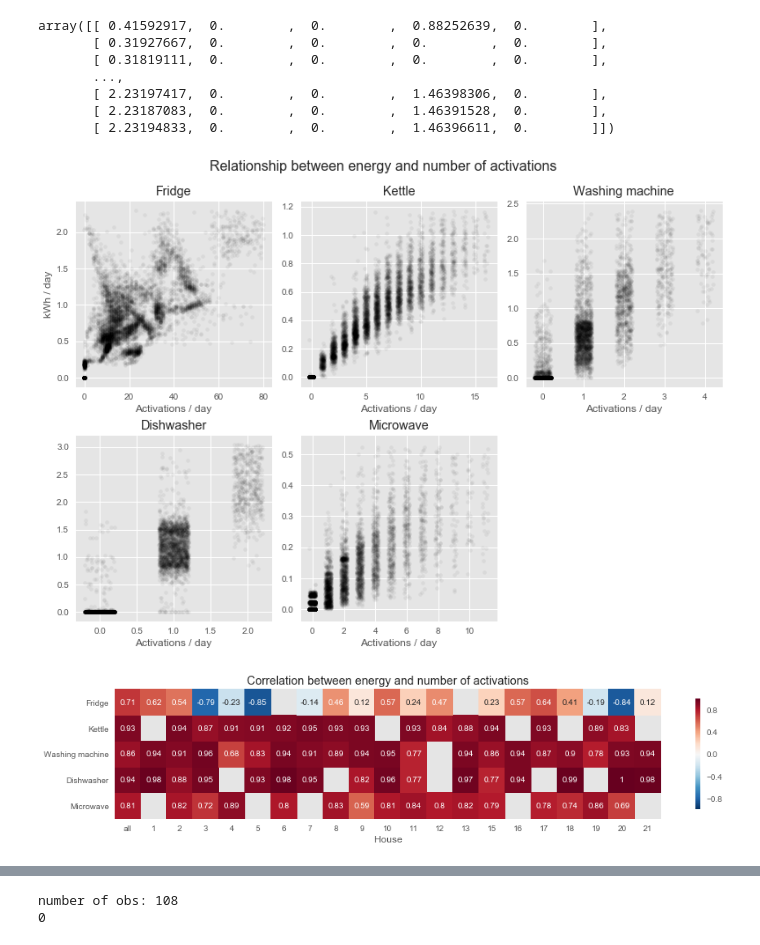
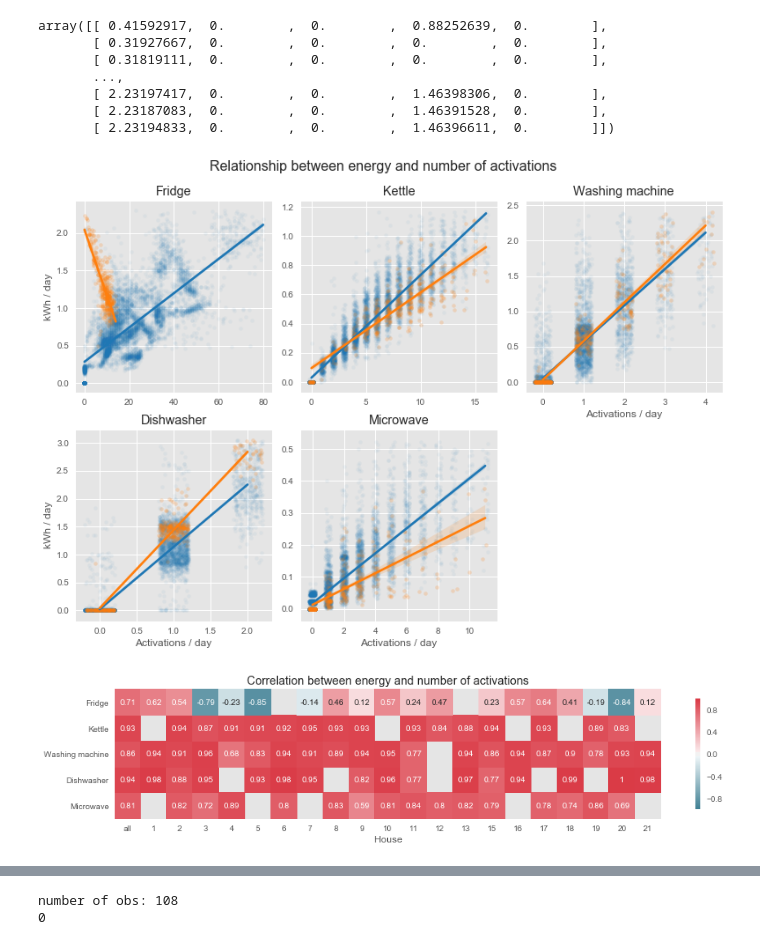
Before and after one commit to sipolac/thesis, a Jupyter notebook: py/explore_and_clean.ipynb, the cells around one changed output, grey strips where cells are left out. Saved outputs shown, nothing was run; the diff lists cells and outputs as text; code cells hidden in the pictures.

```diff
--- a/py/explore_and_clean.ipynb
+++ b/py/explore_and_clean.ipynb
@@ -396,17 +396,22 @@ plt.show()
 # %%
 fig = plt.figure(figsize=(13,3))
 ax = fig.add_subplot(111)
-df = pd.DataFrame({'Energy': dstats[('EnergyAppliance0', 'sum')],
-                   'House': dstats['House']})
+df1 = pd.DataFrame({'Energy': dstats[('EnergyAppliance0', 'sum')],
+                    'House': dstats['House']})
+df2 = df1.copy()
+df2['House'] = 'all'
+df = pd.concat([df2, df1])  # all first
+del df1, df2
+
 # y = y[y['Energy'] < np.percentile(y['Energy'], 95)]
 # print y
 not_too_big   = df['Energy'] < np.percentile(df['Energy'].dropna(), 99.9)
 not_too_small = df['Energy'] > np.percentile(df['Energy'].dropna(), 0.1)
 df = df[(not_too_big) & (not_too_small)]
 sns.violinplot(x='House', y='Energy', data=df, scale='width', color='gray')
-ax.set_title('Total energy used per day, by home')
+ax.set_title('Total energy used per day, by house')
 ax.set_xlabel('House')
 ax.set_ylabel('kWh / day')
-plt.savefig(os.path.join(dir_run, 'energy_densities_by_home.pdf'))
+plt.savefig(os.path.join(dir_run, 'energy_densities_by_house.pdf'))
 plt.show()
 # %% [output]
@@ -455,7 +460,11 @@ array([[ 0.41592917,  0.        ,  0.        ,  0.88252639,  0.        ],
        [ 2.23194833,  0.        ,  0.        ,  1.46396611,  0.        ]])
 # %%
 figsize = (11,8)
-house_id = None  # number or None
+house_id = 3  # number or None
+colormap = plt.cm.tab10
+truncate = True
+lowess = False
+fit_reg = house_id is not None
 
 # X = np.load(os.path.join(dir_data, 'for_model', 'real', 'X.npy'))
 Y1 = np.load(os.path.join(dir_data, 'for_model', 'real', 'Y1.npy'))
@@ -468,29 +477,35 @@ gs = gridspec.GridSpec(2, 3)
 
 for idx, app_name in enumerate(APP_NAMES):
     ax = fig.add_subplot(gs[idx])
+    # ax.set_color_cycle([colormap(i) for i in np.linspace(0, 1, 2)])
     x = Y2[:,idx]
     y = Y1[:,idx]
     extreme = (x > np.percentile(x, 99)) | (y > np.percentile(y, 99))
     x = x[~extreme]
     y = y[~extreme]
+    h = x_house[~extreme]
+    regplot_args = {}
     if house_id is not None:
-        x = x[x_house==house_id]
-        y = y[x_house==house_id]
-    sns.regplot(x, y, color='black', x_jitter=.2, scatter_kws={'alpha': 0.05, 's': 20}, fit_reg=False)
+        color = h==house_id
+        sns.regplot(x[~color], y[~color], color=colormap(0), x_jitter=.2, fit_reg=fit_reg, lowess=lowess, truncate=truncate, scatter_kws={'alpha': 0.05, 's': 20})
+        sns.regplot(x[color], y[color], color=colormap(1), x_jitter=.2, fit_reg=fit_reg, lowess=lowess, truncate=truncate, scatter_kws={'alpha': 0.2, 's': 20})
+    else:
+        sns.regplot(x, y, color='black', x_jitter=.2, fit_reg=fit_reg, lowess=lowess, truncate=truncate, scatter_kws={'alpha': 0.05, 's': 20})
     ax.set_title(app_name.capitalize())
-    ylabel = 'kWh / day' if idx==0 else ''
-    xlabel = 'Activations / day'
+    ylabel = 'kWh / day' if idx in [0,3] else ''
+    xlabel = 'Activations / day' if idx>1 else ''
     ax.set_ylabel(ylabel)
     ax.set_xlabel(xlabel)
     # plt.hexbin(dat_old[:,idx], dat_new[:,idx], bins='log')
 fig.suptitle('Relationship between energy and number of activations', size=16)
 plt.tight_layout()
 fig.subplots_adjust(top=0.9)
-makedirs2(dir_run)
-plt.savefig(os.path.join(dir_run, 'corr_scatter.pdf'))
+# makedirs2(dir_run)
+filename = 'corr_scatter.pdf' if house_id is None else 'corr_scatter_house_{}.pdf'.format(house_id)
+# plt.savefig(os.path.join(dir_run, filename))
 plt.show()
 # %% [output]
-[figure, old version]
+[figure, new version]
 # %%
 Y1 = np.load(os.path.join(dir_data, 'for_model', 'real', 'Y1.npy'))
 Y2 = np.load(os.path.join(dir_data, 'for_model', 'real', 'Y2.npy'))
@@ -504,35 +519,37 @@ fig = plt.figure(figsize=(15,5))
 ax = fig.add_subplot(111)
 
 corrs = []
 
 # Now house by house.
 for house_id in [-1] + HOUSE_IDS:  # start with all
     corr_house = []
     for idx in range(len(APP_NAMES)):
         try:
             corr_house.append(np.corrcoef(Y1[:,idx][x_house==house_id],
                                           Y2[:,idx][x_house==house_id])[0,1])
         except RuntimeWarning:
             corr_house.append(None)
     corrs.append(corr_house)
 
 corrs = pd.DataFrame(corrs)
 corrs.columns = map(lambda x: x.capitalize(), APP_NAMES)
 corrs.index = ['all'] + HOUSE_IDS  # start with all
 corrs = corrs.T
 
 del Y1, Y2, x_house
 
-sns.heatmap(corrs, square=True, annot=True, cbar_kws={"shrink": .5})
+cmap = sns.diverging_palette(220, 10, as_cmap=True)
+sns.heatmap(corrs, square=True, annot=True, cmap=cmap, cbar_kws={"shrink": .5})
 
 ax.set_title('Correlation between energy and number of activations')
 ax.set_xlabel('House')
 
 makedirs2(dir_run)
 plt.savefig(os.path.join(dir_run, 'corr_heatmap.pdf'))
+
 plt.show()
 # %% [output]
-[figure, old version]
+[figure, new version]
 # %%
 plot_day(3, date_to_datetime(datetime(2014,5,6)))
 # %% [output]
```
Also changed, not shown: parts of 4 cells of this notebook, 2 other files.
